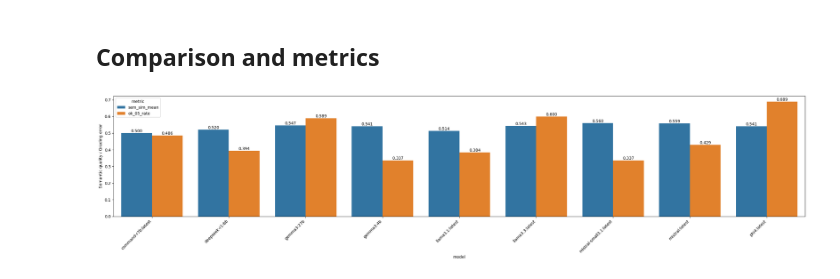
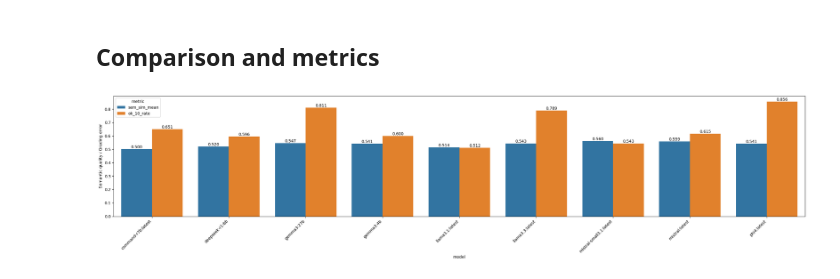
Before and after one commit to mauricehaas/EchoLearn, a Jupyter notebook: backend/llm_evaluation/evaluation_llm_exam_judge_transcript.ipynb, the cells around one changed output. Drawn from its saved outputs; the diff is of its cells as text; code cells hidden in the pictures.

```diff
--- a/backend/llm_evaluation/evaluation_llm_exam_judge_transcript.ipynb
+++ b/backend/llm_evaluation/evaluation_llm_exam_judge_transcript.ipynb
@@ -632,28 +632,28 @@ grade_quality = final_df.groupby("model").agg(
 # %%
 import matplotlib.pyplot as plt
 import seaborn as sns
 
 final_df["error_perf_neg"] = -final_df["error_perf"]
 
 df_plot = grade_quality.reset_index().melt(
     id_vars="model",
-    value_vars=["sem_sim_mean", "ok_05_rate"],
+    value_vars=["sem_sim_mean", "ok_10_rate"],
     var_name="metric",
     value_name="value"
 )
 plt.figure(figsize=(25,6))
 
 ax = sns.barplot(data=df_plot, x="model", y="value", hue="metric")
 ax.set_ylabel("Semantic quality / Grading error")
 
 for container in ax.containers:
     ax.bar_label(container, fmt="%.3f")
 
 plt.xticks(rotation=45, ha="right")
 plt.tight_layout()
 plt.show()
 # %% [output]
-[figure, old version]
+[figure, new version]
 # %%
 agg = final_df.groupby("model")[[
     "chrf", "error_content_f1", "bertscore_f1",
```
Also changed, not shown: parts of 5 cells of this notebook, 11 other files.
